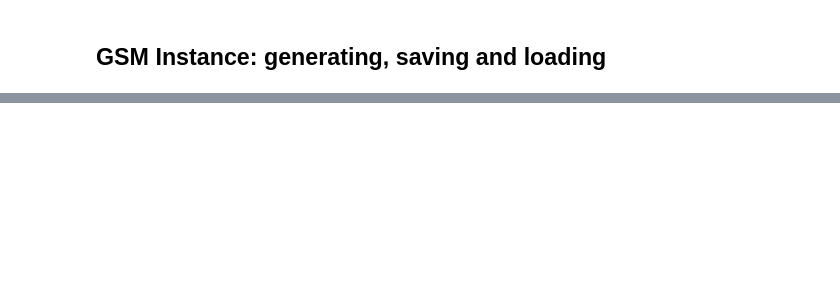
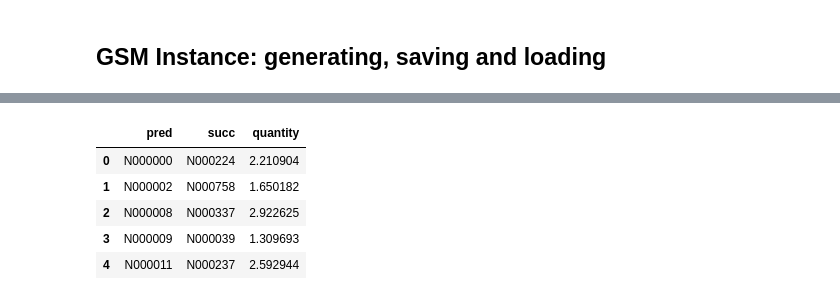
Before and after one commit to durianh96/InvNet-GSM, a Jupyter notebook: example.ipynb, the cells around one changed output, grey strips where cells are left out. Cells and saved outputs as stored; diff of their text form; code cells hidden in the pictures; blank space fills up the shorter version.

```diff
--- a/example.ipynb
+++ b/example.ipynb
@@ -70,0 +131,10 @@ gsm_instance = load_from_pickle('')
+# %%
+edge_df = pd.read_csv(instance_data_dir + 'edge.csv')
+edge_df.head()
+# %% [output]
+|  | pred | succ | quantity |
+| 0 | N000000 | N000224 | 2.210904 |
+| 1 | N000002 | N000758 | 1.650182 |
+| 2 | N000008 | N000337 | 2.922625 |
+| 3 | N000009 | N000039 | 1.309693 |
+| 4 | N000011 | N000237 | 2.592944 |
```
Also changed, not shown: parts of 37 cells of this notebook, 6 other files.
